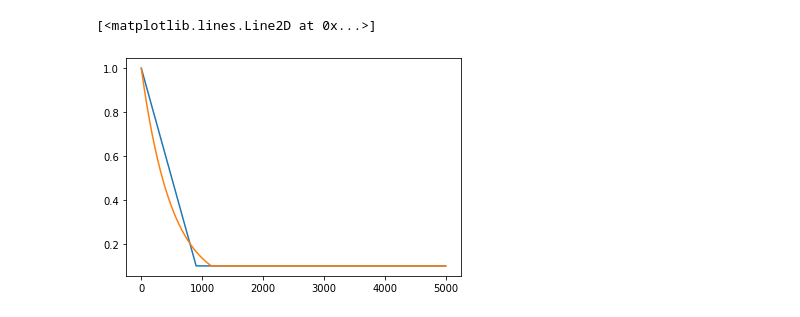
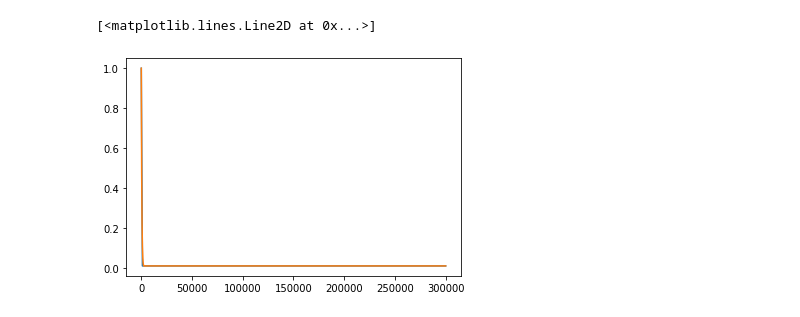
Before and after one commit to AGKhalil/dqn, a Jupyter notebook: dqn.ipynb, the cells around one changed output. Cells and saved outputs as stored; diff of their text form; code cells hidden in the pictures.

```diff
--- a/dqn.ipynb
+++ b/dqn.ipynb
@@ -23,23 +23,23 @@ env = gym.make('CartPole-v1')
 obs_space = env.observation_space.shape[0]
 act_space = env.action_space.n
 # %%
-MAX_STEPS = 5000
+MAX_STEPS = 300000
 BUFFER_WARMUP = 500
-GAMMA = 0.9
+GAMMA = 0.99
 LEARNING_RATE = 1e-3
 EPSILON_EXP = 0.998
 EPSILON_LIN = 0.001
-TARGET_UPDATE = 10
-BATCH_SIZE = 64
+TARGET_UPDATE = 200
+BATCH_SIZE = 32
 # %%
-exp_epsilons = [max(0.1, 1 * EPSILON_EXP**i) for i in range(MAX_STEPS)]
-lin_epsilons = [max(0.1, 1 - EPSILON_LIN * i) for i in range(MAX_STEPS)]
+exp_epsilons = [max(0.01, 1 * EPSILON_EXP**i) for i in range(MAX_STEPS)]
+lin_epsilons = [max(0.01, 1 - EPSILON_LIN * i) for i in range(MAX_STEPS)]
 
 plt.plot(lin_epsilons)
 plt.plot(exp_epsilons)
 # %% [output]
 [<matplotlib.lines.Line2D at 0x...>]
-[figure, old version]
+[figure, new version]
 # %%
 class ReplayBuffer():
     def __init__(self, length, device):
```
Also changed, not shown: parts of 8 cells of this notebook.
